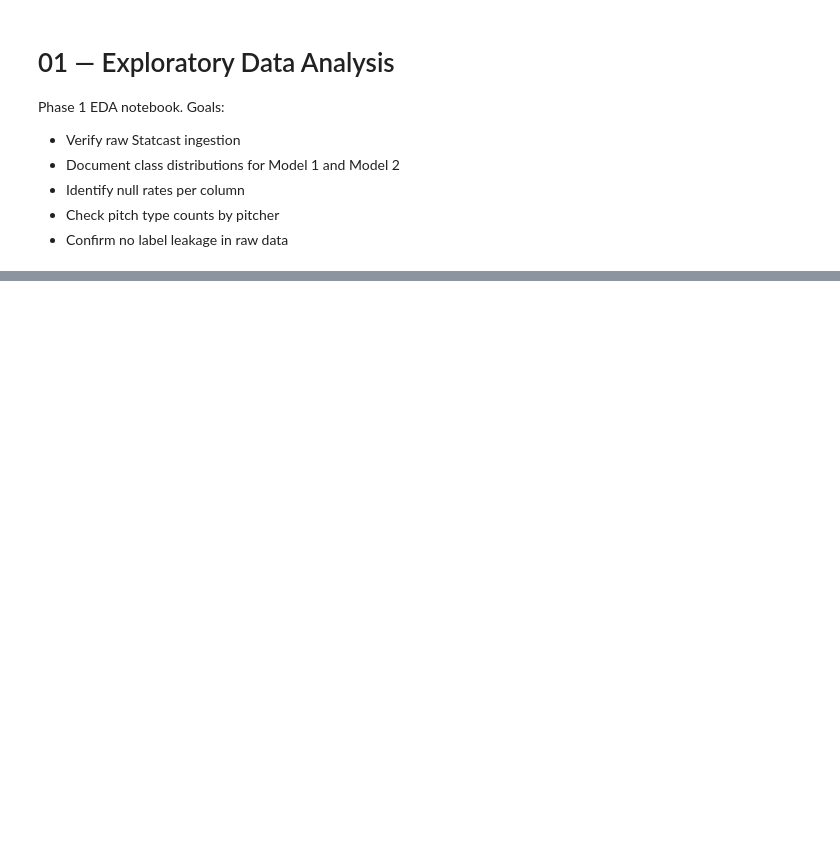
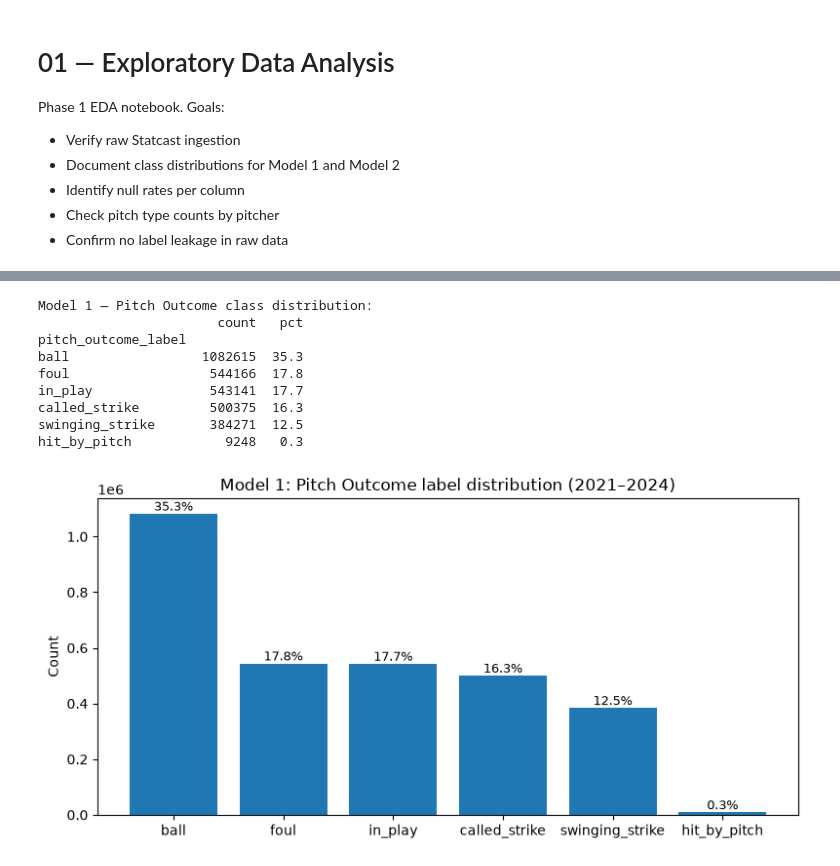
Before and after one commit to rnjstnswo/baseball-pitch-simulator, a Jupyter notebook: notebooks/01_eda.ipynb, the cells around one changed output, grey strips where cells are left out. Drawn from its saved outputs; the diff is of its cells as text; code cells hidden in the pictures; blank space fills up the shorter version.

```diff
--- a/notebooks/01_eda.ipynb
+++ b/notebooks/01_eda.ipynb
@@ -143,17 +205,28 @@ plt.show()
 # %%
 # ── Model 1: Class distribution ─────────────────────────────────────────────
 m1 = df["pitch_outcome_label"].dropna()
 counts = m1.value_counts()
 pct = (counts / len(m1) * 100).round(1)
 summary = pd.DataFrame({"count": counts, "pct": pct})
 print("Model 1 — Pitch Outcome class distribution:")
 print(summary.to_string())
 
 fig, ax = plt.subplots(figsize=(8, 4))
 ax.bar(counts.index, counts.values)
 ax.set_title("Model 1: Pitch Outcome label distribution (2021–2024)")
 ax.set_ylabel("Count")
-for i, (label, v) in enumerate(counts.items()):
+for i, (_label, v) in enumerate(counts.items()):
     ax.text(i, v + counts.max() * 0.01, f"{v/len(m1):.1%}", ha="center", fontsize=9)
 plt.tight_layout()
 plt.show()
+# %% [output]
+Model 1 — Pitch Outcome class distribution:
+                       count   pct
+pitch_outcome_label
+ball                 1082615  35.3
+foul                  544166  17.8
+in_play               543141  17.7
+called_strike         500375  16.3
+swinging_strike       384271  12.5
+hit_by_pitch            9248   0.3
+[figure, added]
```
Also changed, not shown: parts of 6 cells of this notebook, 11 other files.
